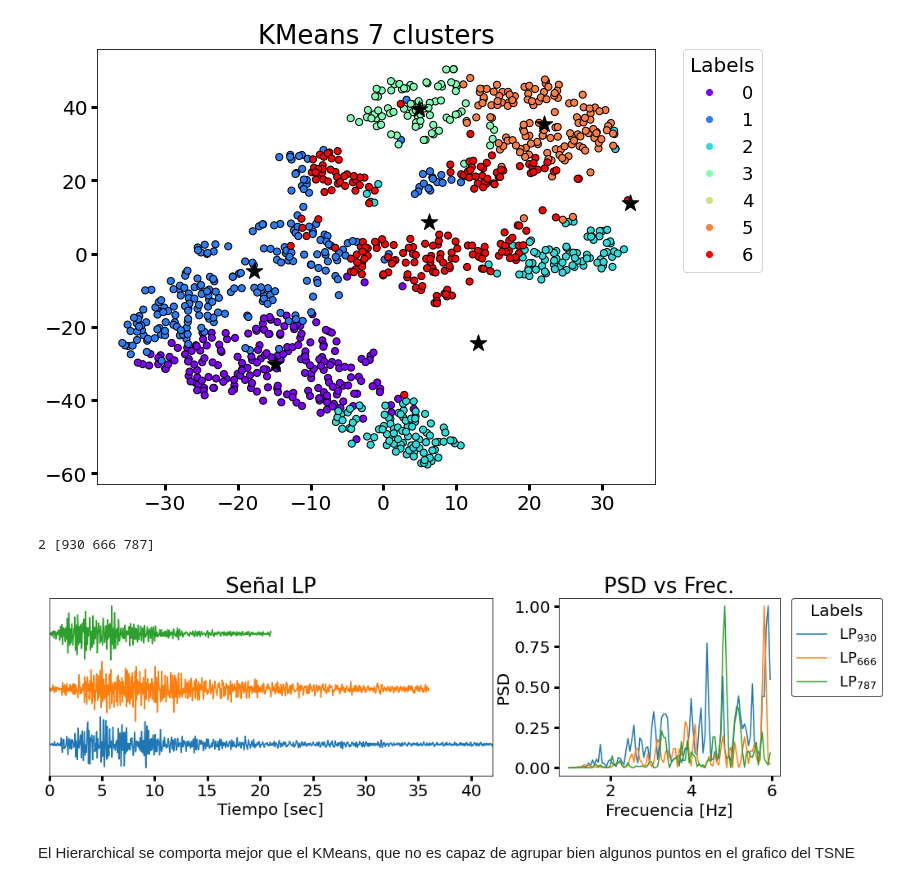
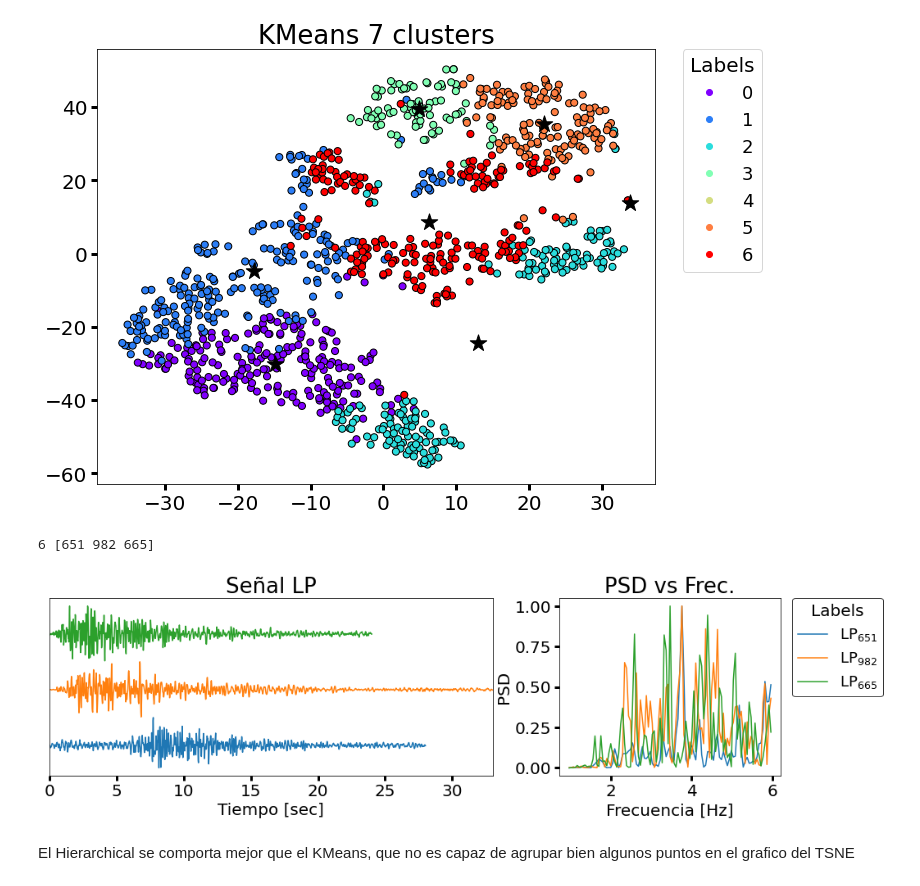
Before and after one commit to ifmelchor/volcano_ML-UNSAM, a Jupyter notebook: modelos/1_Cluster.ipynb, the cells around one changed output. Cells and saved outputs as stored; diff of their text form; code cells hidden in the pictures.

```diff
--- a/modelos/1_Cluster.ipynb
+++ b/modelos/1_Cluster.ipynb
@@ -218,14 +218,14 @@ plt.close()
 Counter({1: 237, 0: 209, 6: 203, 2: 177, 5: 135, 3: 82, 4: 1})
 [figure]
 # %%
-cluster = 2
+cluster = 6
 plot_some_LP(y_predict, cluster, 3)
 plt.savefig('img/Kmeans_LP1.png', bbox_inches = 'tight')
 plt.show()
 plt.close()
 # %% [output]
-2 [930 666 787]
+6 [651 982 665]
-[figure, old version]
+[figure, new version]
 # %% [markdown]
 El Hierarchical se comporta mejor que el KMeans, que no es capaz de agrupar bien algunos puntos en el grafico del TSNE
 # %% [markdown]
```
Also changed, not shown: parts of 5 cells of this notebook, 56 other files.
